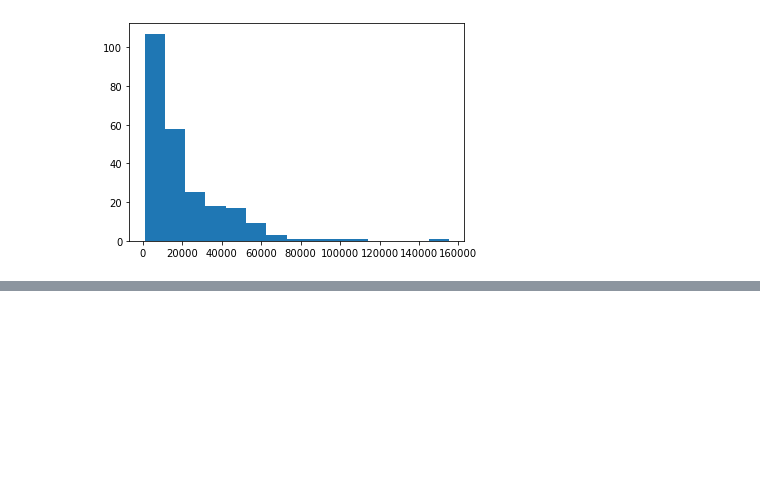
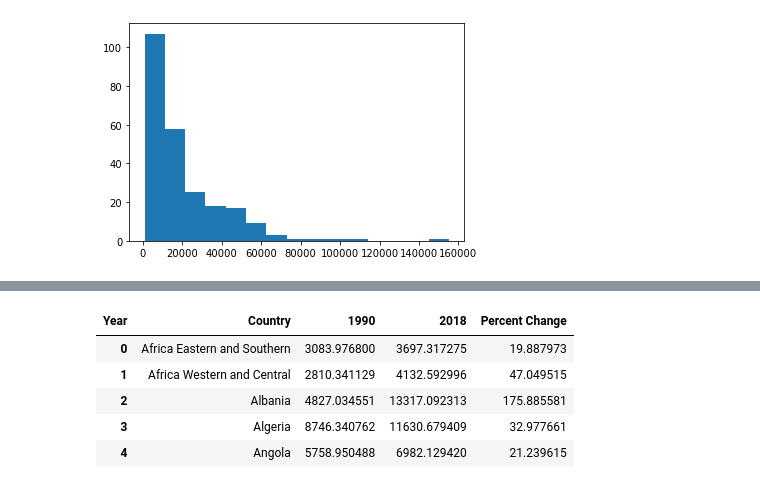
Before and after one commit to nss-data-science-cohort-7/un-exploration-sourish33, a Jupyter notebook: notebooks/UN_Data_Exploration.ipynb, the cells around one changed output, grey strips where cells are left out. Saved outputs shown, nothing was run; the diff lists cells and outputs as text; code cells hidden in the pictures; blank space fills up the shorter version.

```diff
--- a/notebooks/UN_Data_Exploration.ipynb
+++ b/notebooks/UN_Data_Exploration.ipynb
@@ -158,0 +211,9 @@ plt.show()
+# %%
+gdp_pivoted.head()
+# %% [output]
+| Year | Country | 1990 | 2018 | Percent Change |
+| 0 | Africa Eastern and Southern | 3083.976800 | 3697.317275 | 19.887973 |
+| 1 | Africa Western and Central | 2810.341129 | 4132.592996 | 47.049515 |
+| 2 | Albania | 4827.034551 | 13317.092313 | 175.885581 |
+| 3 | Algeria | 8746.340762 | 11630.679409 | 32.977661 |
+| 4 | Angola | 5758.950488 | 6982.129420 | 21.239615 |
```
Also changed, not shown: parts of 13 cells of this notebook.
